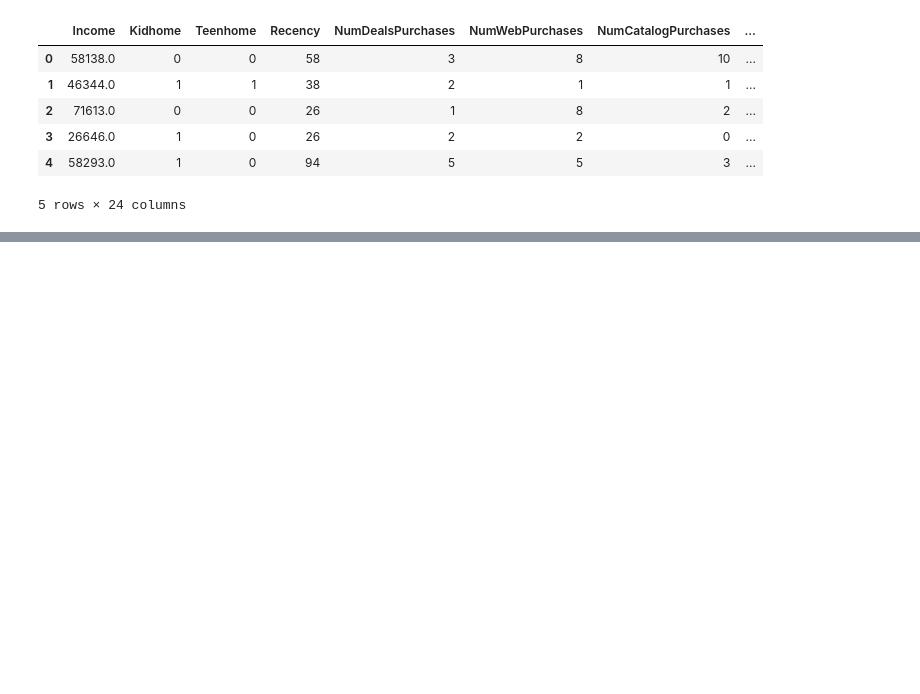
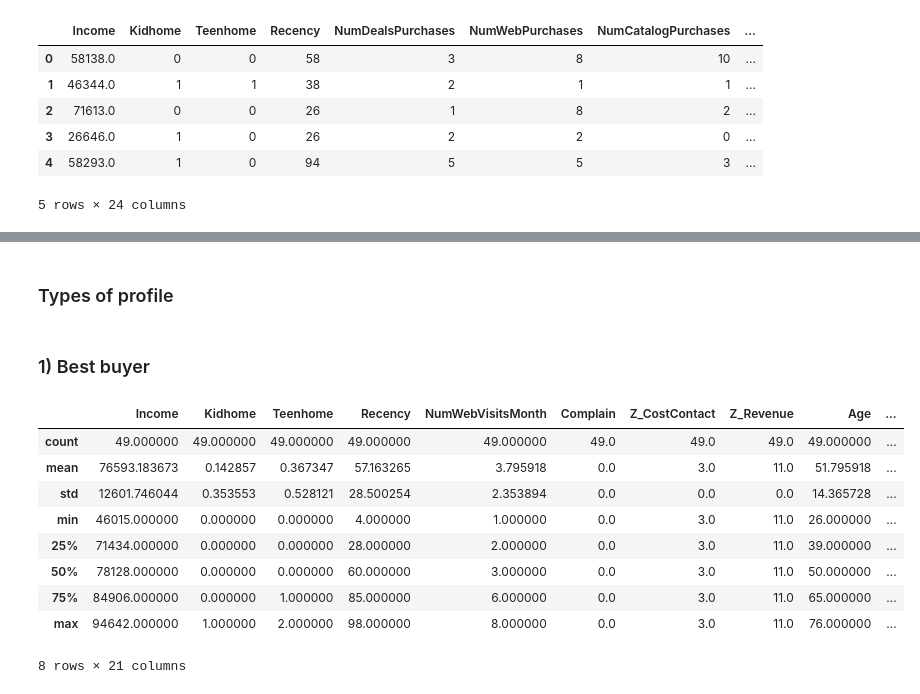
Before and after one commit to petrugeral/Marketing_Analytics, a Jupyter notebook: ifood_marketing_analytics/workspace.ipynb, the cells around one changed output, grey strips where cells are left out. Saved outputs shown, nothing was run; the diff lists cells and outputs as text; code cells hidden in the pictures; blank space fills up the shorter version.

```diff
--- a/ifood_marketing_analytics/workspace.ipynb
+++ b/ifood_marketing_analytics/workspace.ipynb
@@ -508,0 +550,2 @@ df.head()
+# %% [markdown]
+### Types of profile
@@ -508,0 +559,16 @@ df.head()
+# %% [markdown]
+### 1) Best buyer
+# %%
+df_bestB = df[df['buyer_status']=='best_buyer']
+df_bestB.describe()
+# %% [output]
+|  | Income | Kidhome | Teenhome | Recency | NumWebVisitsMonth | Complain | Z_CostContact | Z_Revenue | Age | ... |
+| count | 49.000000 | 49.000000 | 49.000000 | 49.000000 | 49.000000 | 49.0 | 49.0 | 49.0 | 49.000000 | ... |
+| mean | 76593.183673 | 0.142857 | 0.367347 | 57.163265 | 3.795918 | 0.0 | 3.0 | 11.0 | 51.795918 | ... |
+| std | 12601.746044 | 0.353553 | 0.528121 | 28.500254 | 2.353894 | 0.0 | 0.0 | 0.0 | 14.365728 | ... |
+| min | 46015.000000 | 0.000000 | 0.000000 | 4.000000 | 1.000000 | 0.0 | 3.0 | 11.0 | 26.000000 | ... |
+| 25% | 71434.000000 | 0.000000 | 0.000000 | 28.000000 | 2.000000 | 0.0 | 3.0 | 11.0 | 39.000000 | ... |
+| 50% | 78128.000000 | 0.000000 | 0.000000 | 60.000000 | 3.000000 | 0.0 | 3.0 | 11.0 | 50.000000 | ... |
+| 75% | 84906.000000 | 0.000000 | 1.000000 | 85.000000 | 6.000000 | 0.0 | 3.0 | 11.0 | 65.000000 | ... |
+| max | 94642.000000 | 1.000000 | 2.000000 | 98.000000 | 8.000000 | 0.0 | 3.0 | 11.0 | 76.000000 | ... |
+8 rows × 21 columns
```
Also changed, not shown: parts of 14 cells of this notebook.
